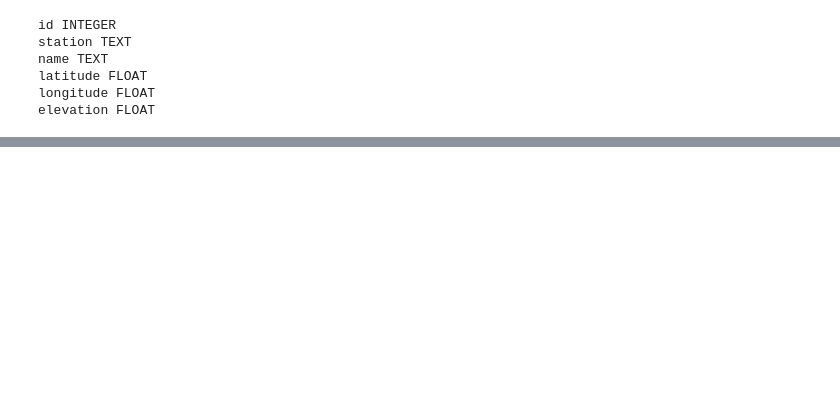
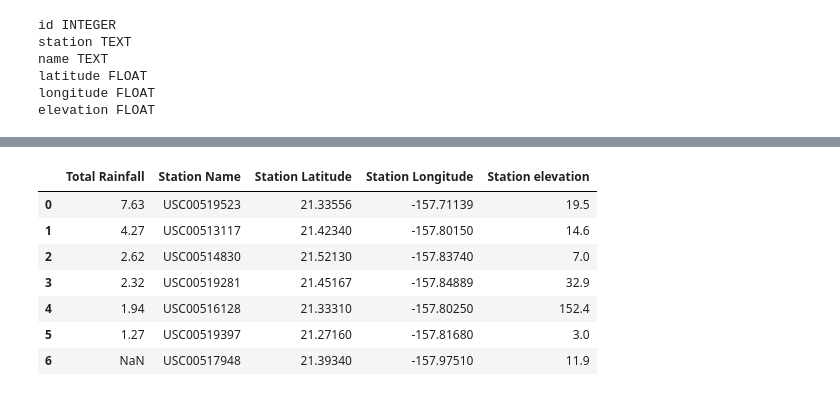
Before and after one commit to AxanderW/SurfsUp, a Jupyter notebook: climate_starter.ipynb, the cells around one changed output, grey strips where cells are left out. Drawn from its saved outputs; the diff is of its cells as text; code cells hidden in the pictures; blank space fills up the shorter version.

```diff
--- a/climate_starter.ipynb
+++ b/climate_starter.ipynb
@@ -344,0 +300,9 @@ daily_normals("01-01")
+# %%
+rainfall_per_station = session.query(func.sum(Measurement.prcp), Measurement.station, Station.latitude, Station.longitude, Station.elevation)\
+    .filter(Measurement.station == Station.station)\
+    .filter(Measurement.date.between(sprbreak_start_dt, sprbreak_end_dt))\
+    .group_by(Measurement.station)\
+    .order_by(func.sum(Measurement.prcp).desc()).all()
+
+
+rainfall_per_station
@@ -344,0 +317,14 @@ daily_normals("01-01")
+# %%
+rainfall_df = pd.DataFrame(rainfall_per_station, columns=[
+                           'Total Rainfall', 'Station Name', 'Station Latitude', 'Station Longitude', 'Station elevation'])
+
+rainfall_df
+# %% [output]
+|  | Total Rainfall | Station Name | Station Latitude | Station Longitude | Station elevation |
+| 0 | 7.63 | USC00519523 | 21.33556 | -157.71139 | 19.5 |
+| 1 | 4.27 | USC00513117 | 21.42340 | -157.80150 | 14.6 |
+| 2 | 2.62 | USC00514830 | 21.52130 | -157.83740 | 7.0 |
+| 3 | 2.32 | USC00519281 | 21.45167 | -157.84889 | 32.9 |
+| 4 | 1.94 | USC00516128 | 21.33310 | -157.80250 | 152.4 |
+| 5 | 1.27 | USC00519397 | 21.27160 | -157.81680 | 3.0 |
+| 6 | NaN | USC00517948 | 21.39340 | -157.97510 | 11.9 |
```
Also changed, not shown: parts of 68 cells of this notebook.
